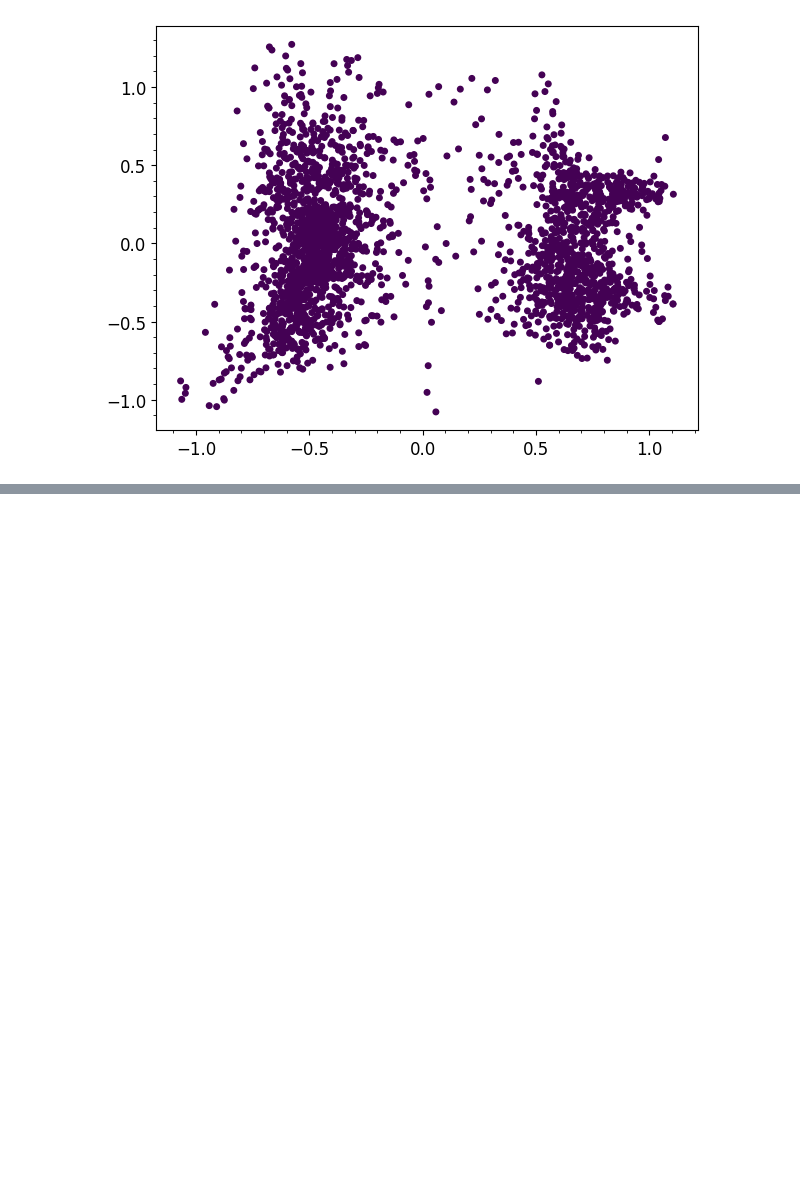
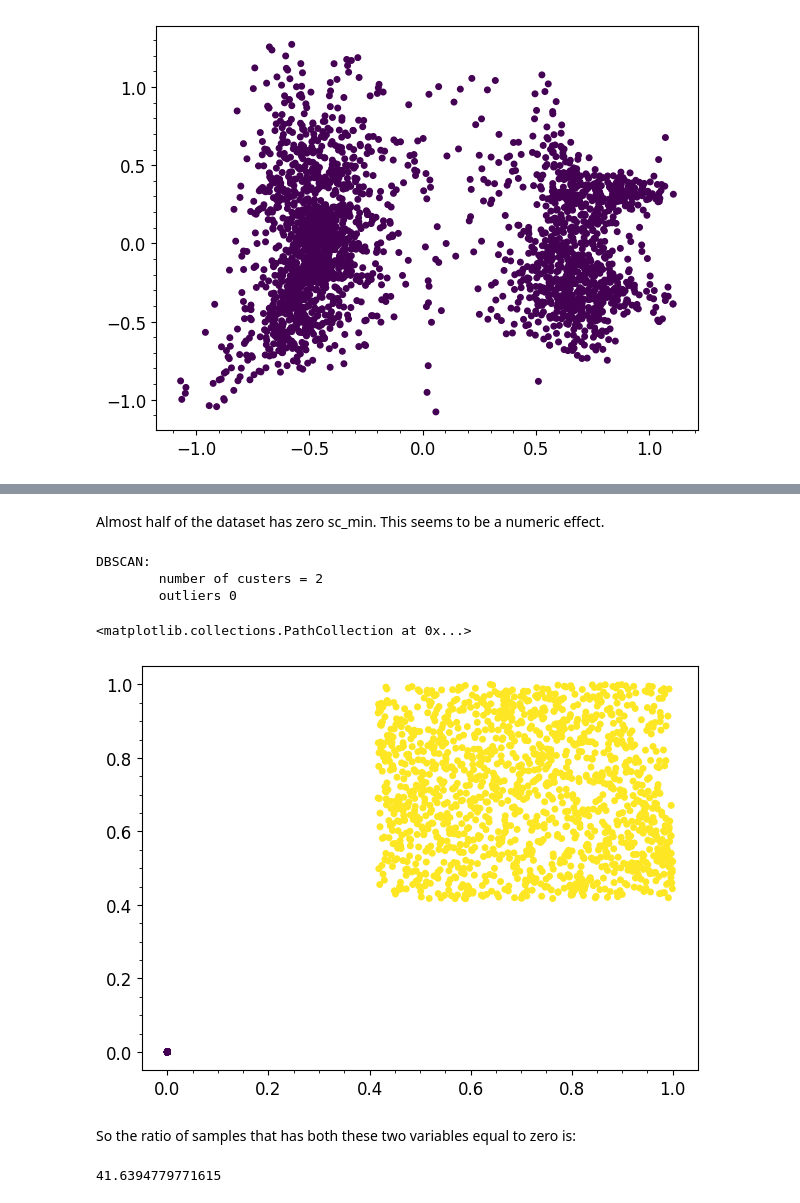
Before and after one commit to djanloo/dynamiting, a Jupyter notebook: CLUSTERING/density.ipynb, the cells around one changed output, grey strips where cells are left out. Cells and saved outputs as stored; diff of their text form; code cells hidden in the pictures; blank space fills up the shorter version.

```diff
--- a/CLUSTERING/density.ipynb
+++ b/CLUSTERING/density.ipynb
@@ -76,0 +96,23 @@ OPTICS:
+# %% [markdown]
+Almost half of the dataset has zero sc_min. This seems to be a numeric effect.
+# %%
+# DBSCAN over problematic features
+X = QuantileTransformer().fit_transform(quant[["sc_min", "stft_min"]].values)
+cluster = DBSCAN(eps=0.32, min_samples=20).fit(X)
+n_clusters_ = len(set(cluster.labels_)) - (1 if -1 in cluster.labels_ else 0)
+n_noise_ = list(cluster.labels_).count(-1)
+
+print(f"DBSCAN:\n\tnumber of custers = {n_clusters_}\n\toutliers {n_noise_}")
+plt.scatter(X[:,0],X[:,1], c=cluster.labels_)
+# %% [output]
+DBSCAN:
+        number of custers = 2
+        outliers 0
+<matplotlib.collections.PathCollection at 0x...>
+[figure, added]
+# %% [markdown]
+So the ratio of samples that has both these two variables equal to zero is:
+# %%
+print(((quant.sc_min==0)&(quant.stft_min==0)).sum()/len(quant)*100)
+# %% [output]
+41.6394779771615
```
Also changed, not shown: parts of 2 cells of this notebook.
